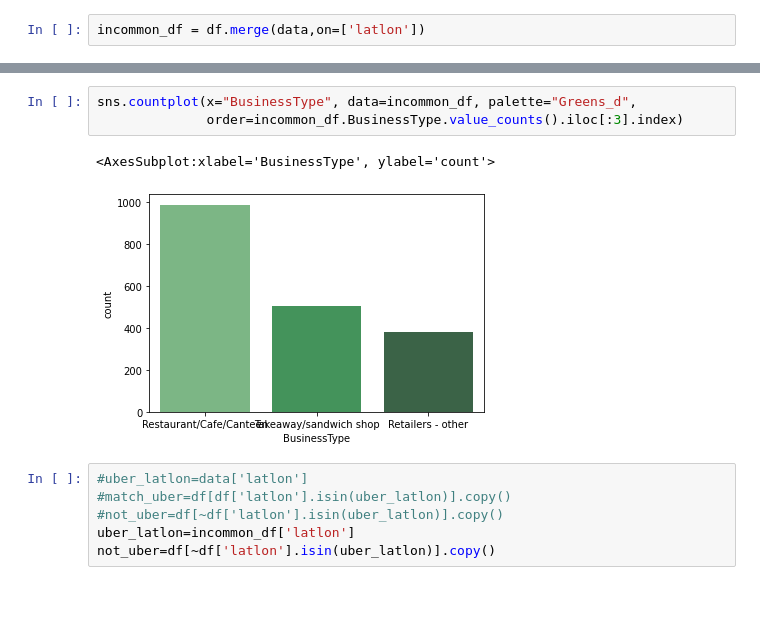
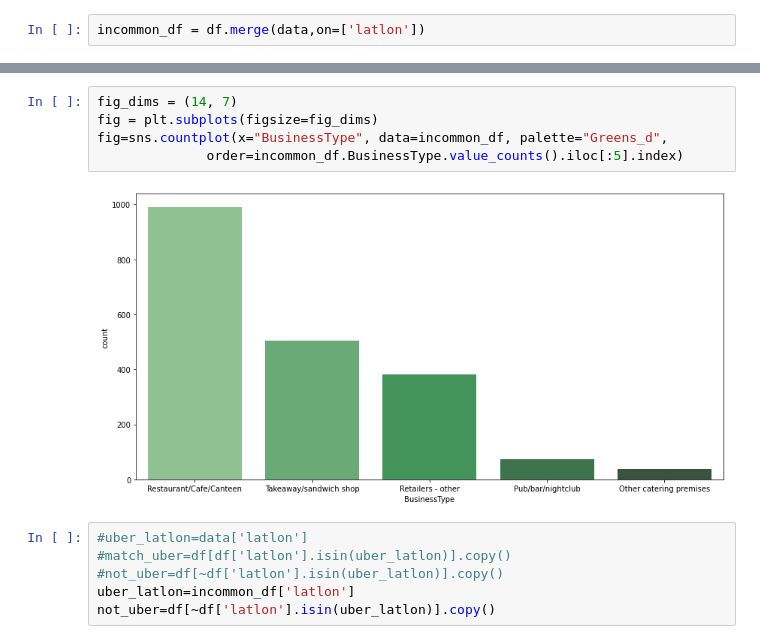
Before and after one commit to LouiseDantas/london-food-delivery, a Jupyter notebook: uber_notebook.ipynb, the cells around one changed output, grey strips where cells are left out. Drawn from its saved outputs; the diff is of its cells as text; blank space fills up the shorter version.

```diff
--- a/uber_notebook.ipynb
+++ b/uber_notebook.ipynb
@@ -248,9 +213,10 @@ Name: BusinessName, Length: 2063, dtype: object
 # %%
-sns.countplot(x="BusinessType", data=incommon_df, palette="Greens_d",
-              order=incommon_df.BusinessType.value_counts().iloc[:3].index)
+fig_dims = (14, 7)
+fig = plt.subplots(figsize=fig_dims)
+fig=sns.countplot(x="BusinessType", data=incommon_df, palette="Greens_d",
+              order=incommon_df.BusinessType.value_counts().iloc[:5].index)
 # %% [output]
-<AxesSubplot:xlabel='BusinessType', ylabel='count'>
-[figure, old version]
+[figure, new version]
 # %%
 #uber_latlon=data['latlon']
 #match_uber=df[df['latlon'].isin(uber_latlon)].copy()
```
Also changed, not shown: parts of 40 cells of this notebook.
